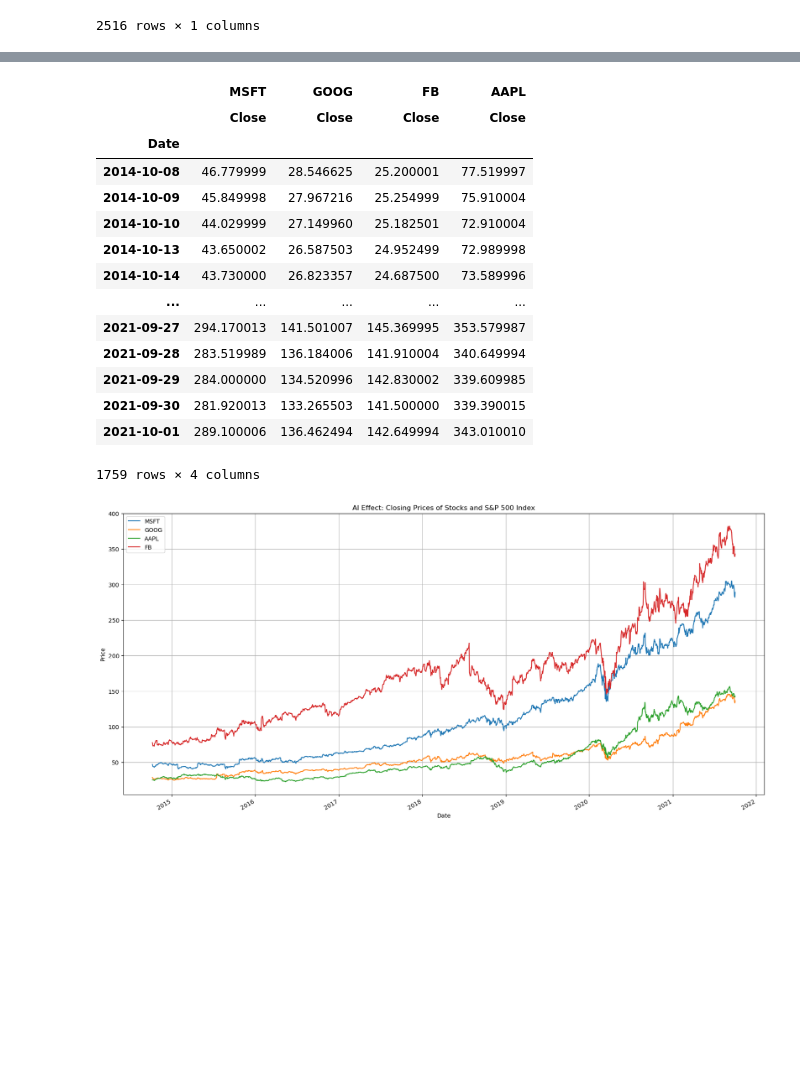
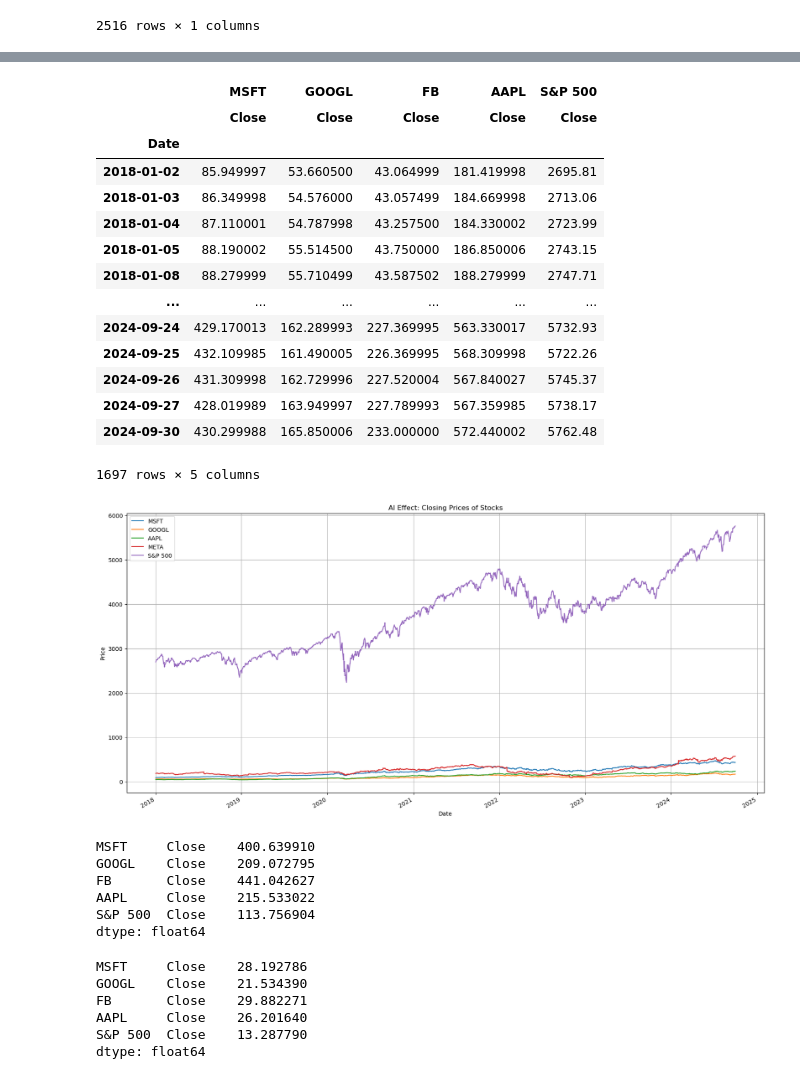
Before and after one commit to KingCam12/Project1_Group3, a Jupyter notebook: project1_group3.ipynb, the cells around one changed output, grey strips where cells are left out. Cells and saved outputs as stored; diff of their text form; code cells hidden in the pictures; blank space fills up the shorter version.

```diff
--- a/project1_group3.ipynb
+++ b/project1_group3.ipynb
@@ -11,9 +161,9 @@ from pathlib import Path
 # %%
 # Import Data
 microsoft_path = Path("Resources/MSFT.csv")
-google_path = Path("Resources/GOOG.csv")
+google_path = Path("Resources/GOOGL.csv")
 apple_path = Path("Resources/AAPL.csv")
-facebook_path = Path("Resources/FB.csv")
+facebook_path = Path("Resources/META.csv")
 sp500_path = Path("Resources/sp500.csv")
 # %%
 # Read stock data and index by date
@@ -112,5 +262,8 @@ sp500_data
 | 2024-10-04 | 5751.07 |
 | 2024-10-07 | 5695.94 |
 2516 rows × 1 columns
+# %%
+# Rename S&P500 column to Close
+sp500_data = sp500_data.rename(columns={"S&P500": "Close"})
 # %%
 # Plot the closing value of S&P 500 stock index
@@ -121,5 +275,5 @@ sp500_data.plot(title="S&P 500 Index Closing Value")
 # %%
 # Join by Columns and add stock tocker as the key
-joined_data_cols = pd.concat([microsoft_data, google_data, apple_data, facebook_data, sp500_data], axis="columns", join="inner", keys=["MSFT", "GOOG", "FB", "AAPL", "SP500"])
+joined_data_cols = pd.concat([microsoft_data, google_data, apple_data, facebook_data, sp500_data], axis="columns", join="inner", keys=["MSFT", "GOOGL", "FB", "AAPL", "S&P 500"])
 joined_data_cols
 # %% [output]
@@ -141,28 +295,54 @@ joined_data_cols
 # %%
 # Select only closing prices and volume for each stock
 closing_prices = joined_data_cols.loc[:, pd.IndexSlice[:, "Close"]]
-closing_prices
+closing_prices_2018_2024 = closing_prices.loc["2018-01-01":"2024-09-30"]
+closing_prices_2018_2024
 # %% [output]
-|  | MSFT | GOOG | FB | AAPL |
-|  | Close | Close | Close | Close |
-| Date |  |  |  |  |
-| 2014-10-08 | 46.779999 | 28.546625 | 25.200001 | 77.519997 |
-| 2014-10-09 | 45.849998 | 27.967216 | 25.254999 | 75.910004 |
-| 2014-10-10 | 44.029999 | 27.149960 | 25.182501 | 72.910004 |
-| 2014-10-13 | 43.650002 | 26.587503 | 24.952499 | 72.989998 |
-| 2014-10-14 | 43.730000 | 26.823357 | 24.687500 | 73.589996 |
-| ... | ... | ... | ... | ... |
-| 2021-09-27 | 294.170013 | 141.501007 | 145.369995 | 353.579987 |
-| 2021-09-28 | 283.519989 | 136.184006 | 141.910004 | 340.649994 |
-| 2021-09-29 | 284.000000 | 134.520996 | 142.830002 | 339.609985 |
-| 2021-09-30 | 281.920013 | 133.265503 | 141.500000 | 339.390015 |
-| 2021-10-01 | 289.100006 | 136.462494 | 142.649994 | 343.010010 |
+|  | MSFT | GOOGL | FB | AAPL | S&P 500 |
+|  | Close | Close | Close | Close | Close |
+| Date |  |  |  |  |  |
+| 2018-01-02 | 85.949997 | 53.660500 | 43.064999 | 181.419998 | 2695.81 |
+| 2018-01-03 | 86.349998 | 54.576000 | 43.057499 | 184.669998 | 2713.06 |
+| 2018-01-04 | 87.110001 | 54.787998 | 43.257500 | 184.330002 | 2723.99 |
+| 2018-01-05 | 88.190002 | 55.514500 | 43.750000 | 186.850006 | 2743.15 |
+| 2018-01-08 | 88.279999 | 55.710499 | 43.587502 | 188.279999 | 2747.71 |
+| ... | ... | ... | ... | ... | ... |
+| 2024-09-24 | 429.170013 | 162.289993 | 227.369995 | 563.330017 | 5732.93 |
+| 2024-09-25 | 432.109985 | 161.490005 | 226.369995 | 568.309998 | 5722.26 |
+| 2024-09-26 | 431.309998 | 162.729996 | 227.520004 | 567.840027 | 5745.37 |
+| 2024-09-27 | 428.019989 | 163.949997 | 227.789993 | 567.359985 | 5738.17 |
+| 2024-09-30 | 430.299988 | 165.850006 | 233.000000 | 572.440002 | 5762.48 |
-1759 rows × 4 columns
+1697 rows × 5 columns
 # %%
-plot = closing_prices.plot(figsize=(20, 10), title="AI Effect: Closing Prices of Stocks and S&P 500 Index")
+plot = closing_prices_2018_2024.plot(figsize=(20, 10), title="AI Effect: Closing Prices of Stocks")
 plot.set_xlabel("Date")
 plot.set_ylabel("Price")
-plot.legend(["MSFT", "GOOG", "AAPL", "FB", "SP500"])
+plot.legend(["MSFT", "GOOGL", "AAPL", "META", "S&P 500"])
 plot.grid()
 # %% [output]
-[figure, old version]
+[figure, new version]
+# %%
+# Calculate total returns for each stock from 2018-01-01 to 2024-09-30
+start_prices = closing_prices_2018_2024.iloc[0]
+end_prices = closing_prices_2018_2024.iloc[-1]
+total_returns = ((end_prices - start_prices)/start_prices)*100
+total_returns
+# %% [output]
+MSFT     Close    400.639910
+GOOGL    Close    209.072795
+FB       Close    441.042627
+AAPL     Close    215.533022
+S&P 500  Close    113.756904
+dtype: float64
+# %%
+# Calculate annualized average return for each stock from 2018-01-01 to 2024-09-30
+
+annualized_returns = (closing_prices_2018_2024.pct_change().mean())*252*100
+annualized_returns
+# %% [output]
+MSFT     Close    28.192786
+GOOGL    Close    21.534390
+FB       Close    29.882271
+AAPL     Close    26.201640
+S&P 500  Close    13.287790
+dtype: float64
```
Also changed, not shown: parts of 17 cells of this notebook, 9 other files.
